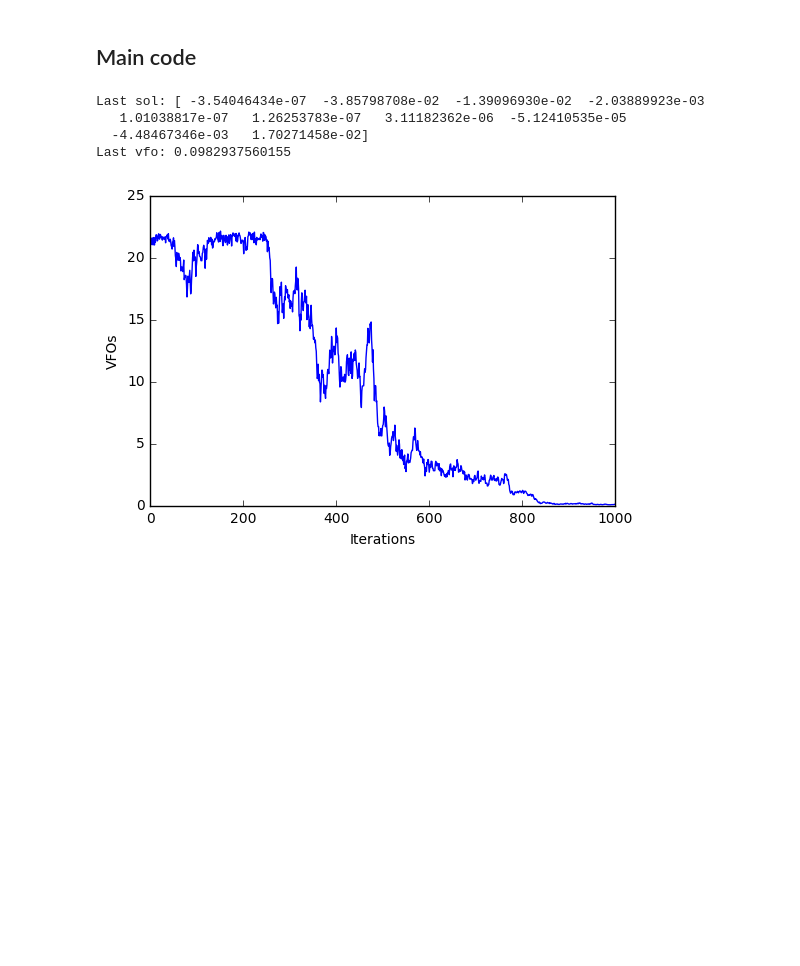
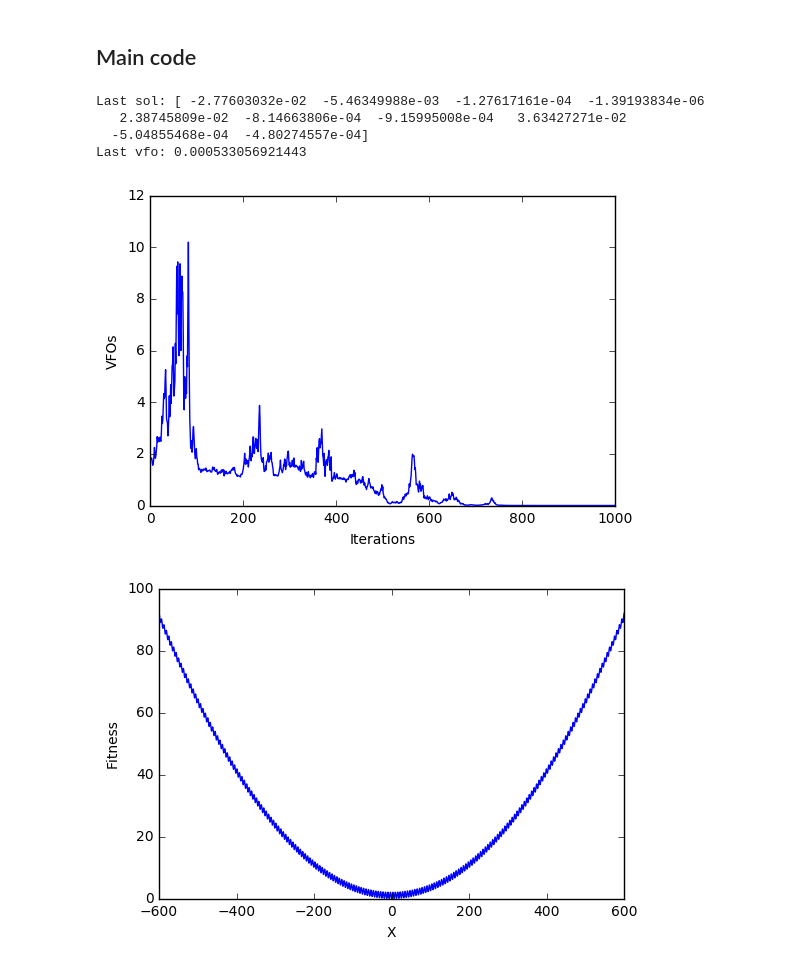
Before and after one commit to dtamarkov/evolutionary_algorithms, a Jupyter notebook: simulated_annealing_ackley.ipynb, the cells around one changed output. Drawn from its saved outputs; the diff is of its cells as text; code cells hidden in the pictures; blank space fills up the shorter version.

Commit message:
Add optimization functions + visualization notebook

```diff
--- a/simulated_annealing_ackley.ipynb
+++ b/simulated_annealing_ackley.ipynb
@@ -17,11 +17,12 @@ def prob(temperature, oldF, newF):
 from __future__ import division
 from matplotlib.pyplot import *
 import numpy as np
-import Ackley as ackley
+import functions
 
 %matplotlib inline
 
 unif = np.random.uniform
+ackley = functions.Griewank()
 
 # Define the population elements (n), and the lower (l) and upper (u) edges
 # for the exploration
@@ -38,35 +39,37 @@ vfos = np.empty(0)
 
 # Create the current solution and get its fitness
 current_sol = unif(l, u, n)
 current_vfo = ackley.evaluate(current_sol)
 
 # Iterate
 for i in range(n_iter):
     # Create a new solution which changes in about 25% of the current one and
     # compute its fitness
     new_sol = current_sol + 0.25 * current_sol * unif(-1, 1, n)
     new_vfo = ackley.evaluate(new_sol)
 
     # Update the solution and fitness ff the new solution is better than the current
     # or with a probability given by the prob function
     if new_vfo < current_vfo or unif() < prob(temperature, current_vfo, new_vfo):
         current_sol = new_sol
         current_vfo = new_vfo
 
     # Store the fitness and update the temperature
     vfos = np.append(vfos, current_vfo)
     temperature *= alpha
 
 # Plot the fitness over time and print the last solution and its fitness
 p = subplot(111)
 plot(np.arange(n_iter), vfos)
+ackley.plot()
 p.set_ylabel("VFOs")
 p.set_xlabel("Iterations")
 print "Last sol:", current_sol
 print "Last vfo:", current_vfo
 # %% [output]
-Last sol: [ -3.54046434e-07  -3.85798708e-02  -1.39096930e-02  -2.03889923e-03
-   1.01038817e-07   1.26253783e-07   3.11182362e-06  -5.12410535e-05
-  -4.48467346e-03   1.70271458e-02]
-Last vfo: 0.0982937560155
+Last sol: [ -2.77603032e-02  -5.46349988e-03  -1.27617161e-04  -1.39193834e-06
+   2.38745809e-02  -8.14663806e-04  -9.15995008e-04   3.63427271e-02
+  -5.04855468e-04  -4.80274557e-04]
+Last vfo: 0.000533056921443
-[figure, old version]
+[figure, new version]
+[figure, added]
```
Also changed, not shown: 2 other files.
